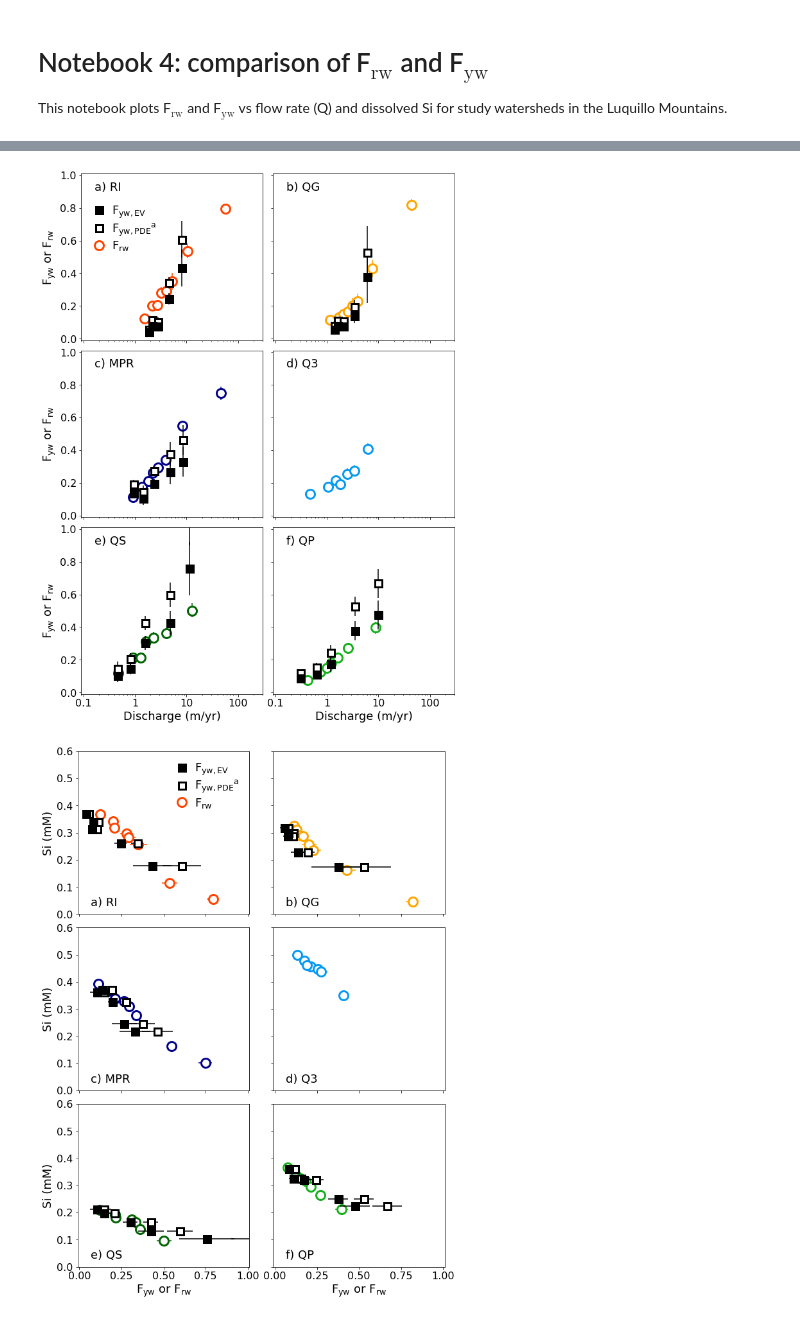
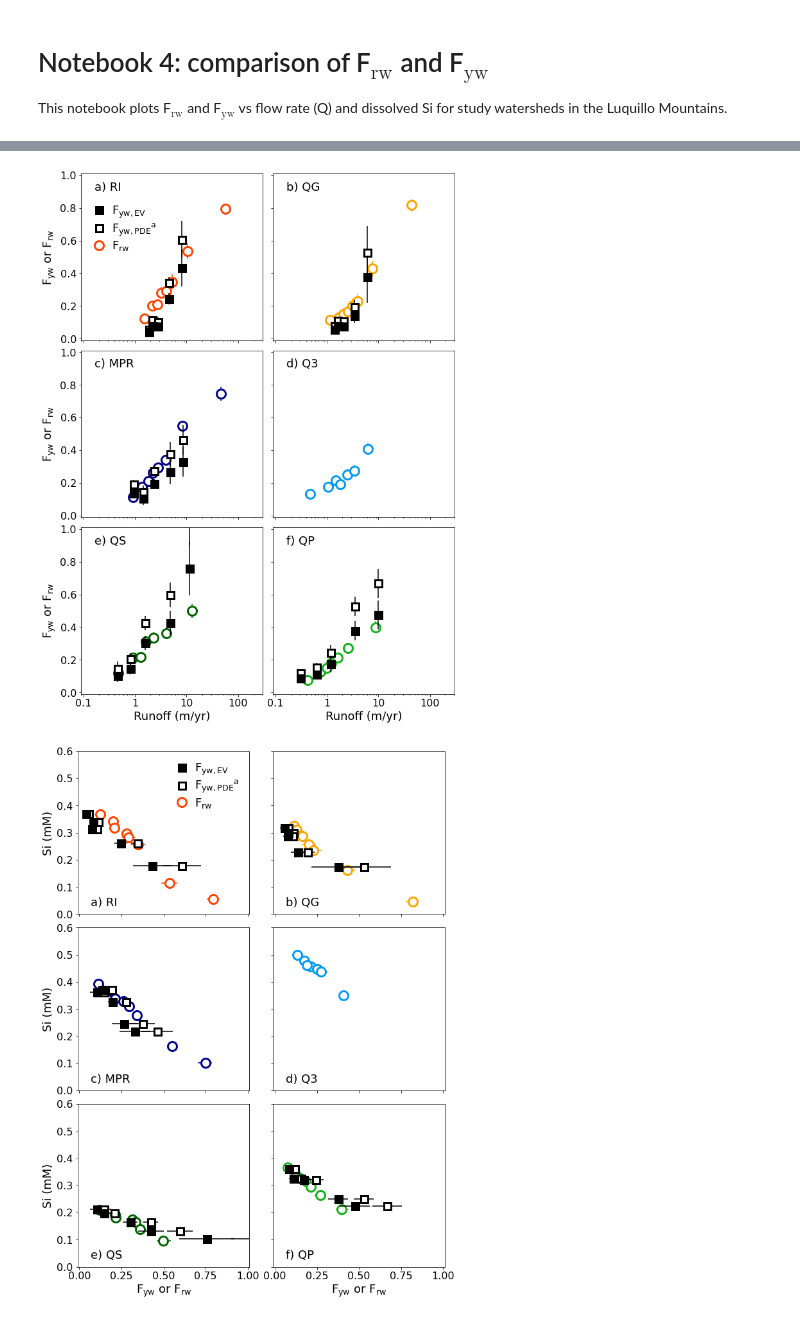
Before and after one commit to wlarsen/Luquillo-weathering, a Jupyter notebook: 4_si_fraction_plots.ipynb, the cells around one changed output, grey strips where cells are left out. Drawn from its saved outputs; the diff is of its cells as text; code cells hidden in the pictures.

```diff
--- a/4_si_fraction_plots.ipynb
+++ b/4_si_fraction_plots.ipynb
@@ -362,8 +362,8 @@ ax3[0].legend(handles=scatter_legend_elements,loc=[0.01,0.5],ncol=1,frameon=Fals
 ax4[0].legend(handles=scatter_legend_elements,loc='upper right',ncol=1,frameon=False,labelspacing=0.2,handletextpad=0.1,fontsize=11)
 
 # axis labels
-ax[4].set_xlabel('Discharge (m/yr)')
-ax[5].set_xlabel('Discharge (m/yr)')
+ax[4].set_xlabel('Runoff (m/yr)')
+ax[5].set_xlabel('Runoff (m/yr)')
 
 ax[0].set_ylabel('F$_{\mathrm{yw}}$ or F$_{\mathrm{rw}}$')
 ax[2].set_ylabel('F$_{\mathrm{yw}}$ or F$_{\mathrm{rw}}$')
@@ -377,39 +377,39 @@ ax2[2].set_ylabel('Si (mM)')
 ax2[4].set_ylabel('Si (mM)')
 
 # scatter plots axis labels
-ax3[4].set_xlabel('Discharge (m/yr)')
-ax3[5].set_xlabel('Discharge (m/yr)')
+ax3[4].set_xlabel('Runoff (m/yr)')
+ax3[5].set_xlabel('Runoff (m/yr)')
 
 ax4[0].set_ylabel('F$_{\mathrm{rw}}$')
 ax4[2].set_ylabel('F$_{\mathrm{rw}}$')
 ax4[4].set_ylabel('F$_{\mathrm{rw}}$')
 
 ax4[4].set_xlabel('F$_{\mathrm{rw}}$')
 ax4[5].set_xlabel('F$_{\mathrm{rw}}$')
 
 ax4[0].set_ylabel('Si (mM)')
 ax4[2].set_ylabel('Si (mM)')
 ax4[4].set_ylabel('Si (mM)')
 
 # plot labels
 letters = ['a)','b)','c)','d)','e)','f)']
 sitelist = ['RI','QG','MPR','Q3','QS','QP']
 
 for i,s in enumerate(sitelist):
 
     temptext = letters[i]+' '+s
     ax[i].text(0.075,0.90,temptext,transform=ax[i].transAxes,horizontalalignment='left')
     ax2[i].text(0.075,0.05,temptext,transform=ax2[i].transAxes,horizontalalignment='left')
 
     ax3[i].text(0.075,0.90,temptext,transform=ax3[i].transAxes,horizontalalignment='left')
     ax4[i].text(0.075,0.90,temptext,transform=ax4[i].transAxes,horizontalalignment='left')
 
 
 
 fig.savefig('plots//Fig7_Fyw_Q.pdf')
 fig2.savefig('plots//Fig8_C_Fyw.pdf')
 fig3.savefig('plots//FigS10_Fyw_Q.pdf')
 fig4.savefig('plots//FigS11_C_Fyw.pdf')
 # %% [output]
-[figure, old version]
+[figure, new version]
 [figure]
```
Also changed, not shown: parts of 2 cells of this notebook, 10 other files.
